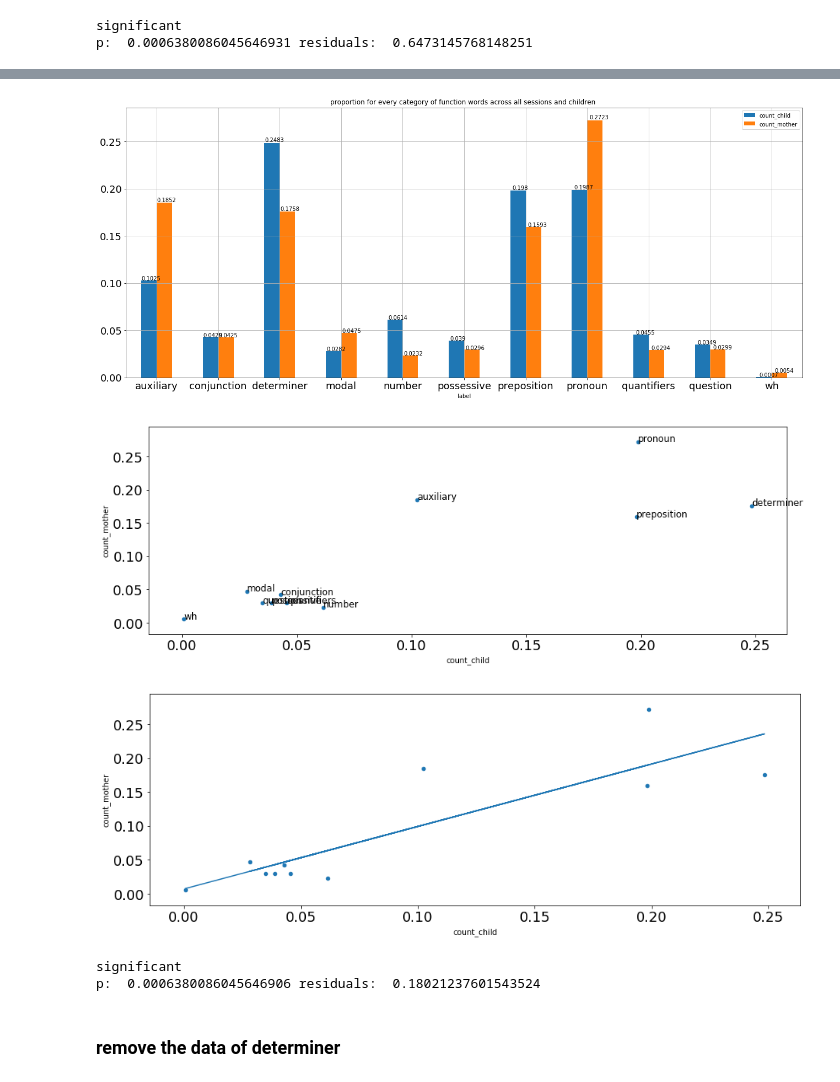
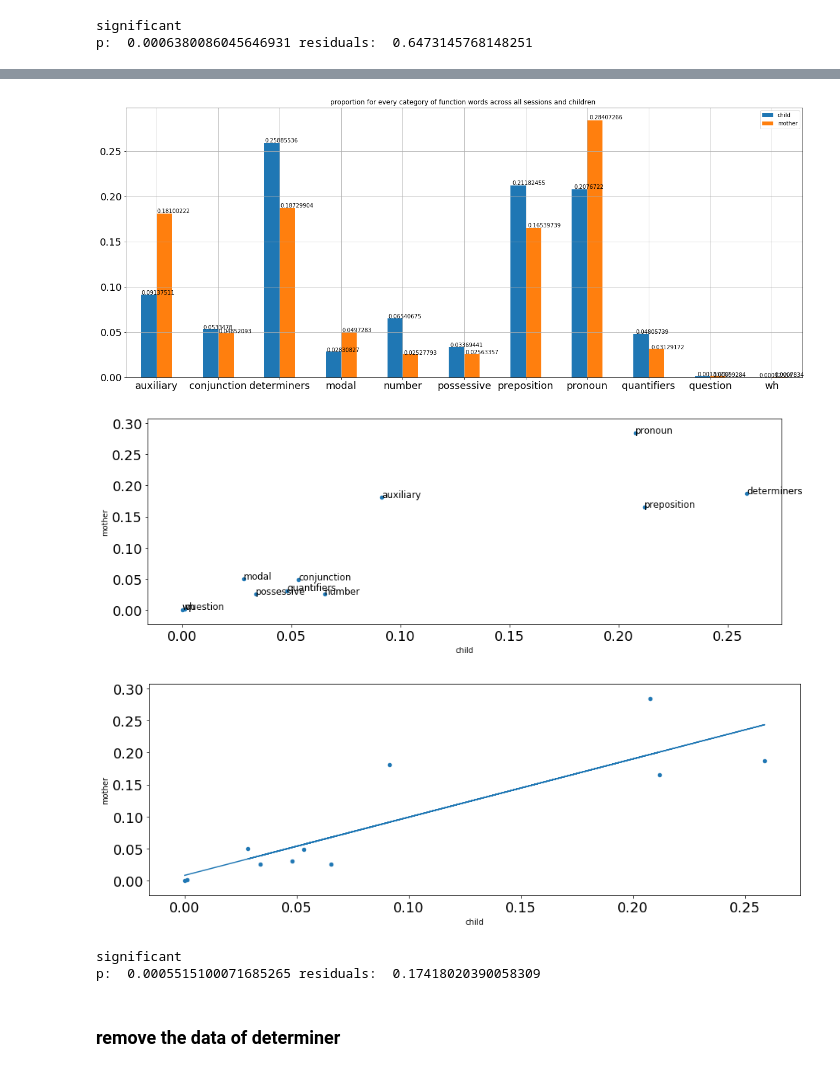
Before and after one commit to qxu1994/formulae-project, a Jupyter notebook: Count function words after disambiguating.ipynb, the cells around one changed output, grey strips where cells are left out. Saved outputs shown, nothing was run; the diff lists cells and outputs as text; code cells hidden in the pictures.

```diff
--- a/Count function words after disambiguating.ipynb
+++ b/Count function words after disambiguating.ipynb
@@ -75,0 +94,3 @@ df_mean = df_sum.groupby('label').sum()
+# %%
+df_per['check'] = df_per.loc[:,'auxiliary':'wh'].sum(axis = 1)
+df_per
@@ -76,34 +111,41 @@ df_mean = df_sum.groupby('label').sum()
+# %%
+df_per = df_per.drop(['total', 'check'], axis = 1)
+# %%
+sum_row = df_per.mean(axis = 0)
+df_mother = pd.DataFrame(data=sum_row).T
+# %%
+df_meanper = pd.concat([df_child, df_mother], axis = 0).reset_index().drop('index', axis=1).T.rename(index=str, columns={0: "child", 1: "mother"})
 # %%
-ax = df_mean.plot.bar(rot=0, title='proportion for every category of function words across all sessions and children ', figsize=(22,9), fontsize=18, grid = True)
+ax = df_meanper.plot.bar(rot=0, title='proportion for every category of function words across all sessions and children ', figsize=(22,9), fontsize=18, grid = True)
 for p in ax.patches:
-    ax.annotate(np.round(p.get_height(), decimals = 4), (p.get_x() * 1.005, p.get_height() * 1.005))
+    ax.annotate(np.round(p.get_height(), decimals = 8), (p.get_x() * 1.005, p.get_height() * 1.005))
 plt.show()
 # %% [output]
-[figure, old version]
+[figure, new version]
 # %%
-x = df_mean.count_child
-y = df_mean.count_mother
-ax = df_mean.plot.scatter(x='count_child', y='count_mother', figsize=(15,5), fontsize=18)
-for i, txt in enumerate(df_mean.index):
+x = df_meanper.child
+y = df_meanper.mother
+ax = df_meanper.plot.scatter(x='child', y='mother', figsize=(15,5), fontsize=18)
+for i, txt in enumerate(df_meanper.index):
     ax.annotate(txt, (x[i],y[i]), size=12)
 # %% [output]
-[figure, old version]
+[figure, new version]
 # %%
-x = df_mean.count_child
-y = df_mean.count_mother
-ax = df_mean.plot.scatter(x='count_child', y='count_mother', figsize=(15,5), fontsize=18)
+x = df_meanper.child
+y = df_meanper.mother
+ax = df_meanper.plot.scatter(x='child', y='mother', figsize=(15,5), fontsize=18)
 fit_line(x, y)
 plt.show()
-for i, txt in enumerate(df_mean.index):
+for i, txt in enumerate(df_meanper.index):
     ax.annotate(txt, (x[i],y[i]), size=12)
 slope,intercept, r_value, p_value, std_err = stats.linregress(x, y)
 if p_value < 0.05:
     print('significant')
 print('p: ',p_value, 'residuals: ', std_err)
 # %% [output]
-[figure, old version]
+[figure, new version]
 significant
-p:  0.0006380086045646906 residuals:  0.18021237601543524
+p:  0.0005515100071685265 residuals:  0.17418020390058309
 # %% [markdown]
 ### remove the data of determiner
 # %%
```
Also changed, not shown: parts of 15 cells of this notebook.
